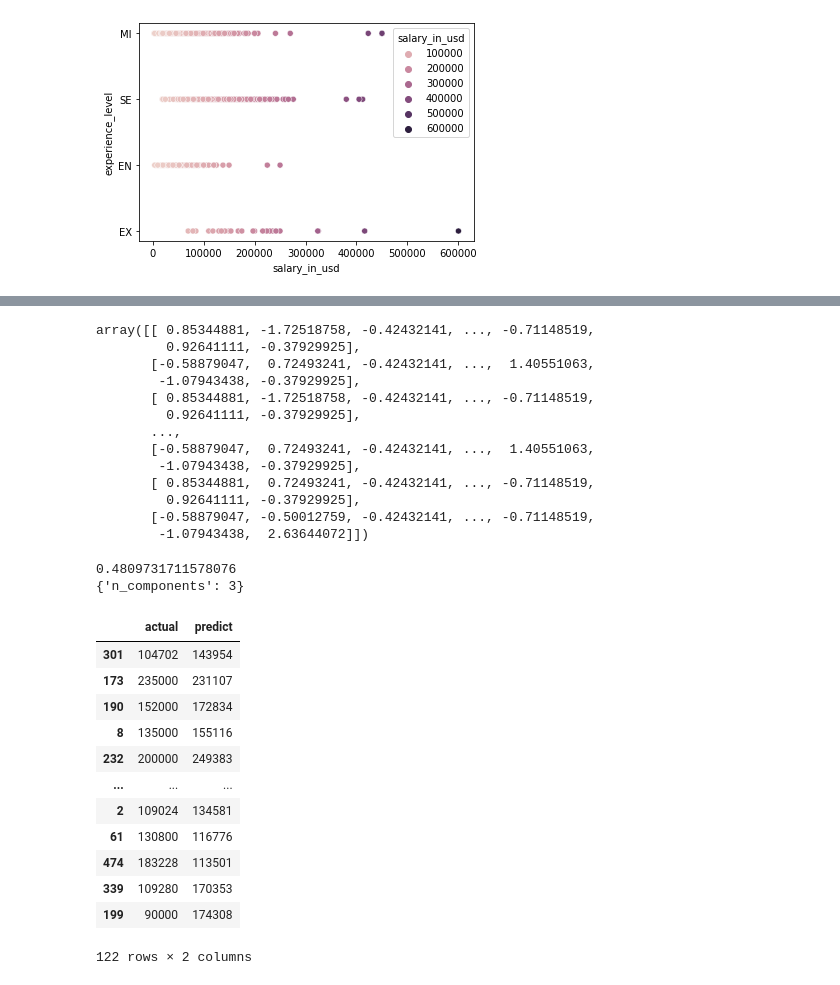
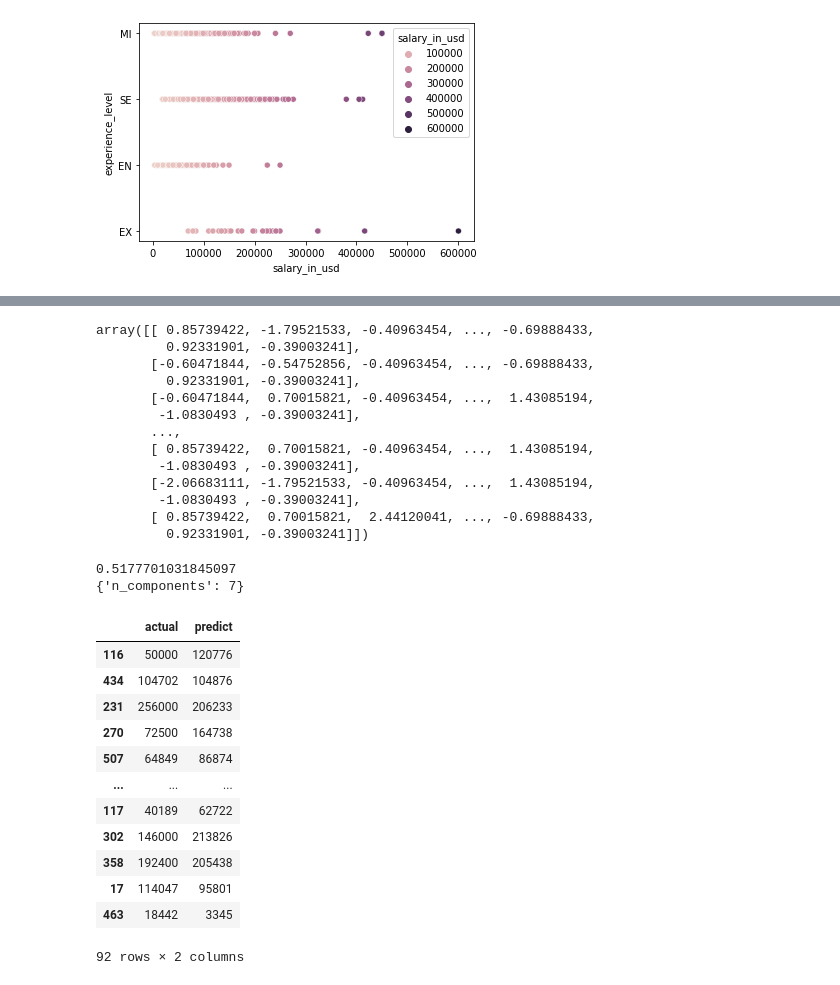
Before and after one commit to VictorFu0717/AI, a Jupyter notebook: DataScienceJobSalaries.ipynb, the cells around one changed output, grey strips where cells are left out. Cells and saved outputs as stored; diff of their text form; code cells hidden in the pictures.

```diff
--- a/DataScienceJobSalaries.ipynb
+++ b/DataScienceJobSalaries.ipynb
@@ -45,7 +45,7 @@ df.head(6)
 | 4 | 4 | 2020 | SE | FT | Machine Learning Engineer | 150000 | USD | ... |
 | 5 | 5 | 2020 | EN | FT | Data Analyst | 72000 | USD | ... |
 # %%
-datas = df.drop(['Unnamed: 0','salary','salary_currency'],axis=1)
+datas = df.drop(['Unnamed: 0','salary'],axis=1)
 
 y = datas['salary_in_usd']
 x = datas.drop(['salary_in_usd'],axis=1)
@@ -67,0 +68,11 @@ x
+# %%
+count = x['salary_currency'].value_counts()
+print(count)
+reserved = count[:5].index
+def company(s):
+    if s in reserved:
+        return s
+    else:
+        return "other"
+x['salary_currency']= x['salary_currency'].apply(company)
+x
@@ -254,6 +284,6 @@ sns.scatterplot(df["salary_in_usd"],
 [figure]
 # %%
 from sklearn.model_selection import train_test_split
-x_train, x_test, y_train, y_test = train_test_split(x, y, test_size=0.2)
+x_train, x_test, y_train, y_test = train_test_split(x, y, test_size=0.15)
 y_train
 # %% [output]
@@ -411,23 +453,23 @@ result
 from sklearn.preprocessing import StandardScaler
 sc = StandardScaler()
 x_train_s = sc.fit_transform(x_train)
-x_test_s = sc.fit_transform(x_test)
+x_test_s = sc.transform(x_test)
 y_train_s = (y_train - min(y_train))/(max(y_train) - min(y_train))
 x_train_s
 # %% [output]
-array([[ 0.85344881, -1.72518758, -0.42432141, ..., -0.71148519,
-         0.92641111, -0.37929925],
-       [-0.58879047,  0.72493241, -0.42432141, ...,  1.40551063,
-        -1.07943438, -0.37929925],
-       [ 0.85344881, -1.72518758, -0.42432141, ..., -0.71148519,
-         0.92641111, -0.37929925],
+array([[ 0.85739422, -1.79521533, -0.40963454, ..., -0.69888433,
+         0.92331901, -0.39003241],
+       [-0.60471844, -0.54752856, -0.40963454, ..., -0.69888433,
+         0.92331901, -0.39003241],
+       [-0.60471844,  0.70015821, -0.40963454, ...,  1.43085194,
+        -1.0830493 , -0.39003241],
        ...,
-       [-0.58879047,  0.72493241, -0.42432141, ...,  1.40551063,
-        -1.07943438, -0.37929925],
-       [ 0.85344881,  0.72493241, -0.42432141, ..., -0.71148519,
-         0.92641111, -0.37929925],
-       [-0.58879047, -0.50012759, -0.42432141, ..., -0.71148519,
-        -1.07943438,  2.63644072]])
+       [ 0.85739422,  0.70015821, -0.40963454, ...,  1.43085194,
+        -1.0830493 , -0.39003241],
+       [-2.06683111, -1.79521533, -0.40963454, ...,  1.43085194,
+        -1.0830493 , -0.39003241],
+       [ 0.85739422,  0.70015821,  2.44120041, ..., -0.69888433,
+         0.92331901, -0.39003241]])
 # %%
 from sklearn.cross_decomposition import PLSRegression
 from sklearn.model_selection import cross_val_score
@@ -448,32 +490,32 @@ print(grid.best_params_)
 # print(scores)
 # print(np.average(scores))
 # %% [output]
-0.4809731711578076
-{'n_components': 3}
+0.5177701031845097
+{'n_components': 7}
 # %%
-pls = PLSRegression(n_components=3)
+pls = PLSRegression(n_components=grid.best_params_['n_components'])
 pls.fit(x_train_s,y_train_s)
 pre = pls.predict(x_test_s)
 pre = (pre * (max(y_test) - min(y_test))) + min(y_test)
 pre = [int(i) for i in pre]
 result = pd.DataFrame()
 result['actual'] = y_test
 result['predict'] = pre
 result
 # %% [output]
 |  | actual | predict |
-| 301 | 104702 | 143954 |
-| 173 | 235000 | 231107 |
-| 190 | 152000 | 172834 |
-| 8 | 135000 | 155116 |
-| 232 | 200000 | 249383 |
+| 116 | 50000 | 120776 |
+| 434 | 104702 | 104876 |
+| 231 | 256000 | 206233 |
+| 270 | 72500 | 164738 |
+| 507 | 64849 | 86874 |
 | ... | ... | ... |
-| 2 | 109024 | 134581 |
-| 61 | 130800 | 116776 |
-| 474 | 183228 | 113501 |
-| 339 | 109280 | 170353 |
-| 199 | 90000 | 174308 |
+| 117 | 40189 | 62722 |
+| 302 | 146000 | 213826 |
+| 358 | 192400 | 205438 |
+| 17 | 114047 | 95801 |
+| 463 | 18442 | 3345 |
-122 rows × 2 columns
+92 rows × 2 columns
 # %%
 import keras
 from keras.layers import Dense
```
Also changed, not shown: parts of 16 cells of this notebook.
